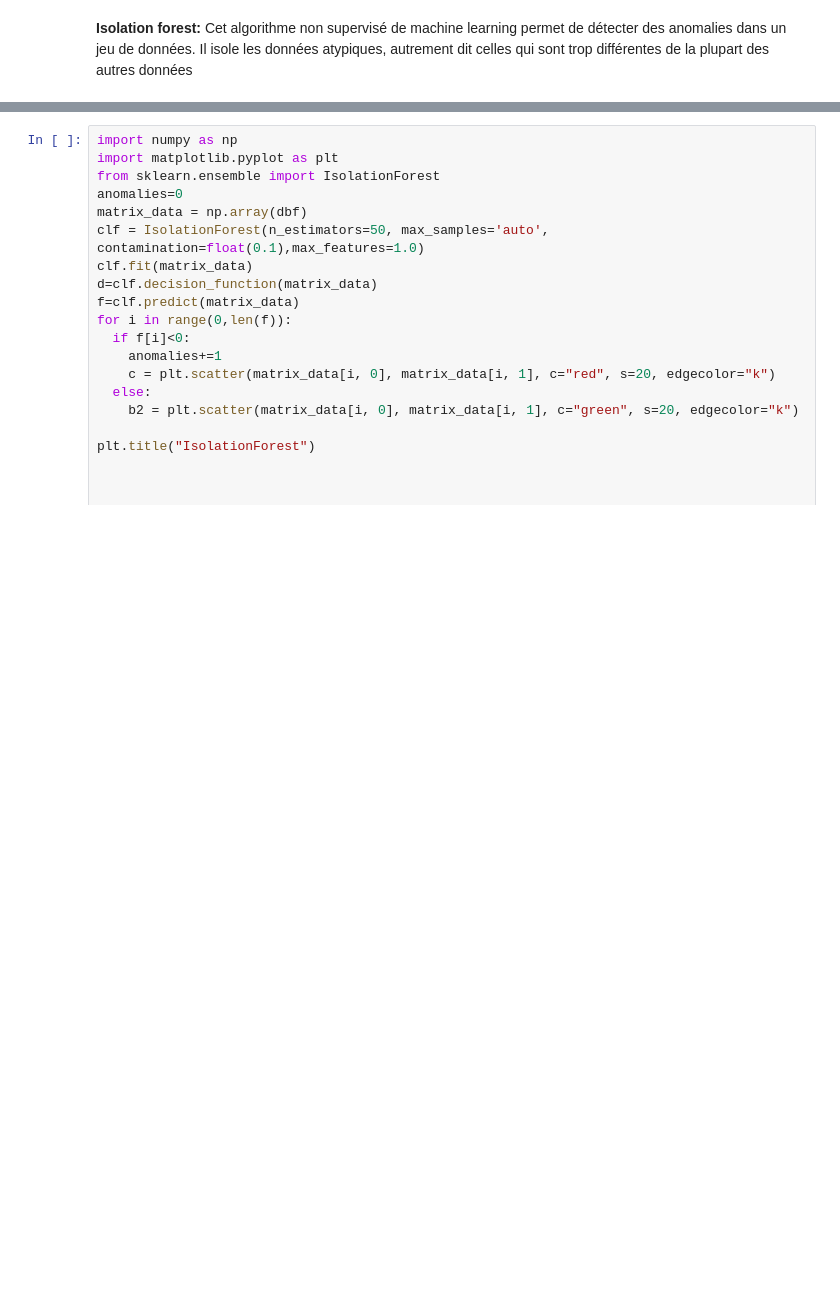
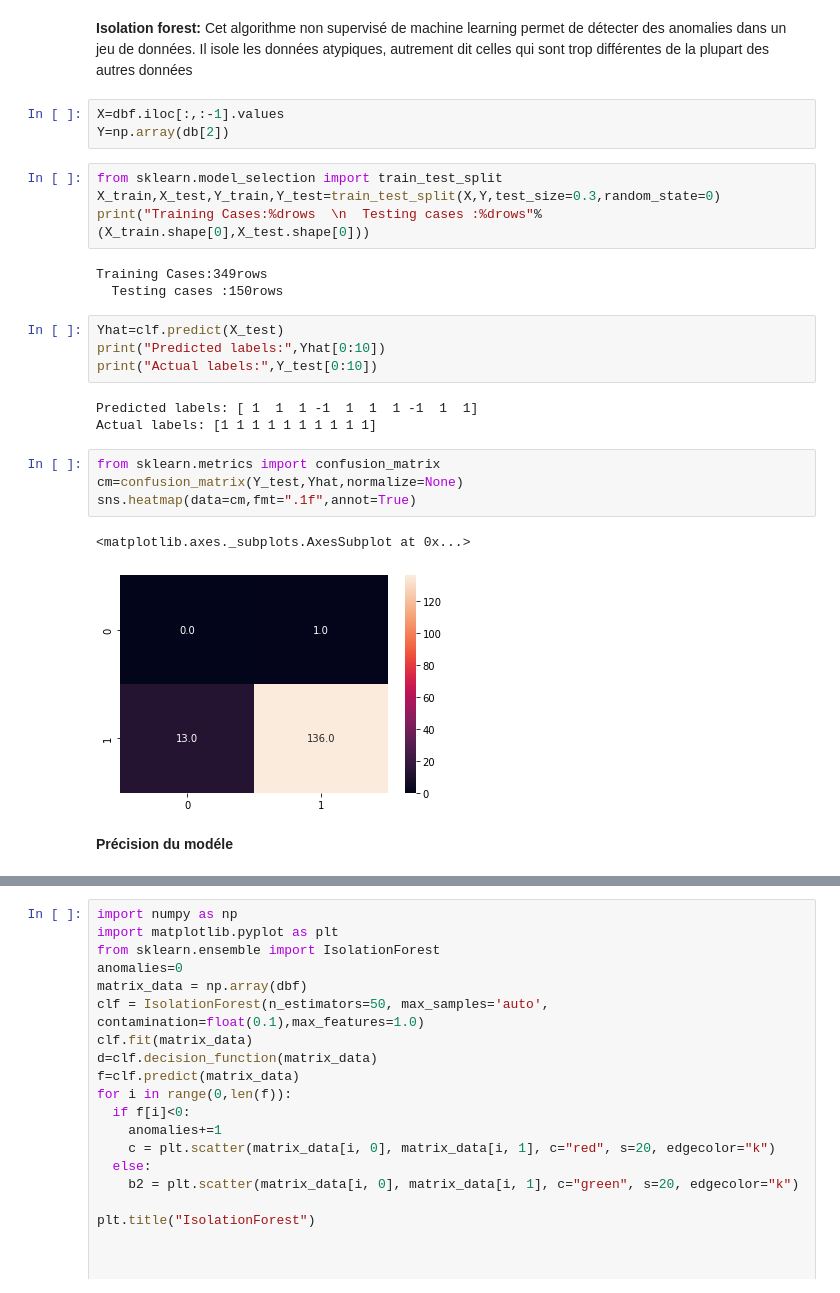
Before and after one commit to massinoLight/tp_AlgoBD, a Jupyter notebook: Tp3_AlgoBD.ipynb, the cells around one changed output, grey strips where cells are left out. Cells and saved outputs as stored; diff of their text form; blank space fills up the shorter version.

```diff
--- a/Tp3_AlgoBD.ipynb
+++ b/Tp3_AlgoBD.ipynb
@@ -166,3 +166,29 @@ plt.show()
 [figure]
 # %% [markdown]
 **Isolation forest:** Cet algorithme non supervisé de machine learning permet de  détecter des anomalies dans un jeu de données. Il isole les données atypiques, autrement dit celles qui sont trop différentes de la plupart des autres données
+# %%
+X=dbf.iloc[:,:-1].values
+Y=np.array(db[2])
+# %%
+from sklearn.model_selection import train_test_split
+X_train,X_test,Y_train,Y_test=train_test_split(X,Y,test_size=0.3,random_state=0)
+print("Training Cases:%drows  \n  Testing cases :%drows"%(X_train.shape[0],X_test.shape[0]))
+# %% [output]
+Training Cases:349rows
+  Testing cases :150rows
+# %%
+Yhat=clf.predict(X_test)
+print("Predicted labels:",Yhat[0:10])
+print("Actual labels:",Y_test[0:10])
+# %% [output]
+Predicted labels: [ 1  1  1 -1  1  1  1 -1  1  1]
+Actual labels: [1 1 1 1 1 1 1 1 1 1]
+# %%
+from sklearn.metrics import confusion_matrix
+cm=confusion_matrix(Y_test,Yhat,normalize=None)
+sns.heatmap(data=cm,fmt=".1f",annot=True)
+# %% [output]
+<matplotlib.axes._subplots.AxesSubplot at 0x...>
+[figure, added]
+# %% [markdown]
+**Précision du modéle**
```
Also changed, not shown: parts of 15 cells of this notebook.
